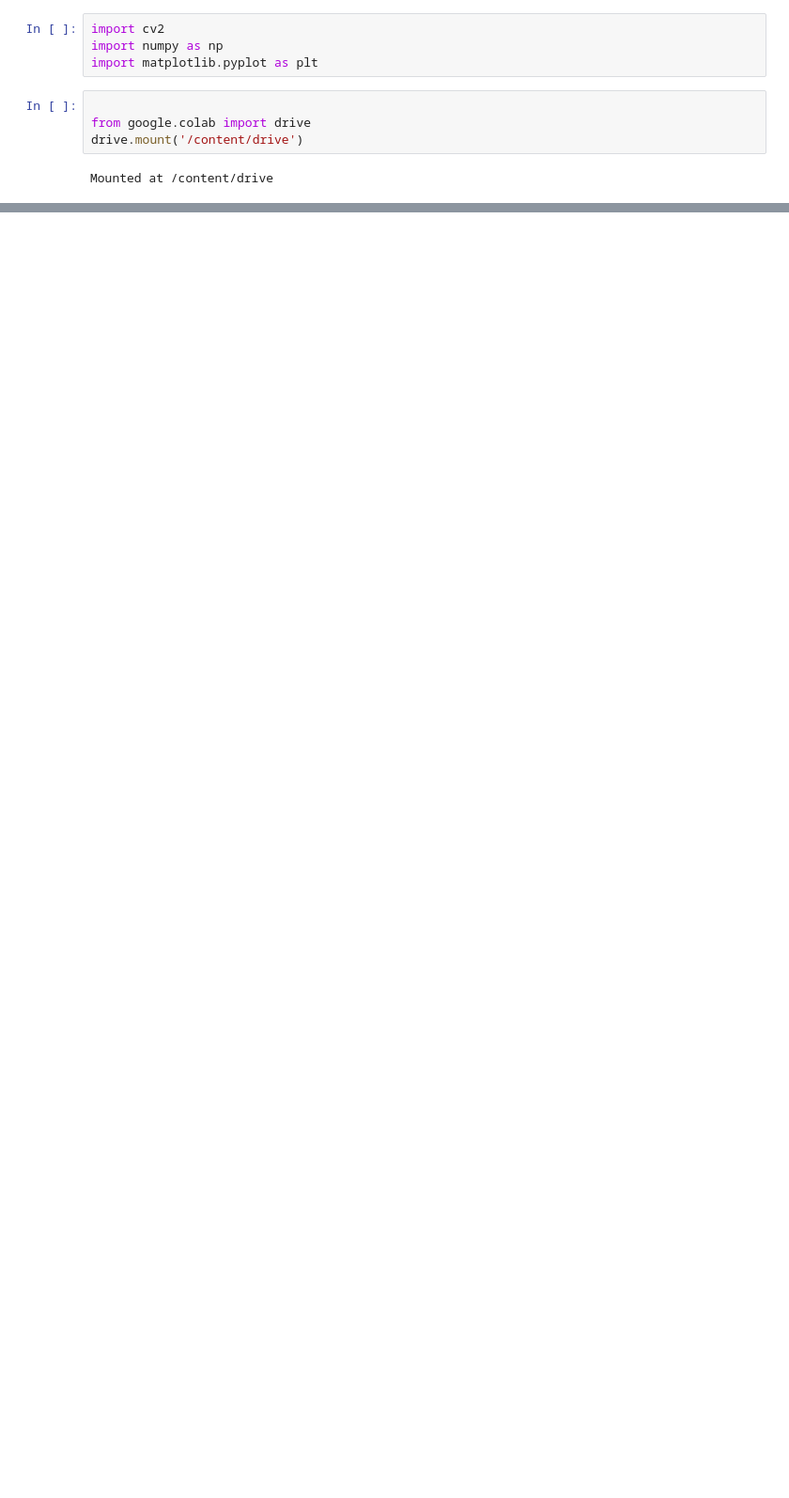
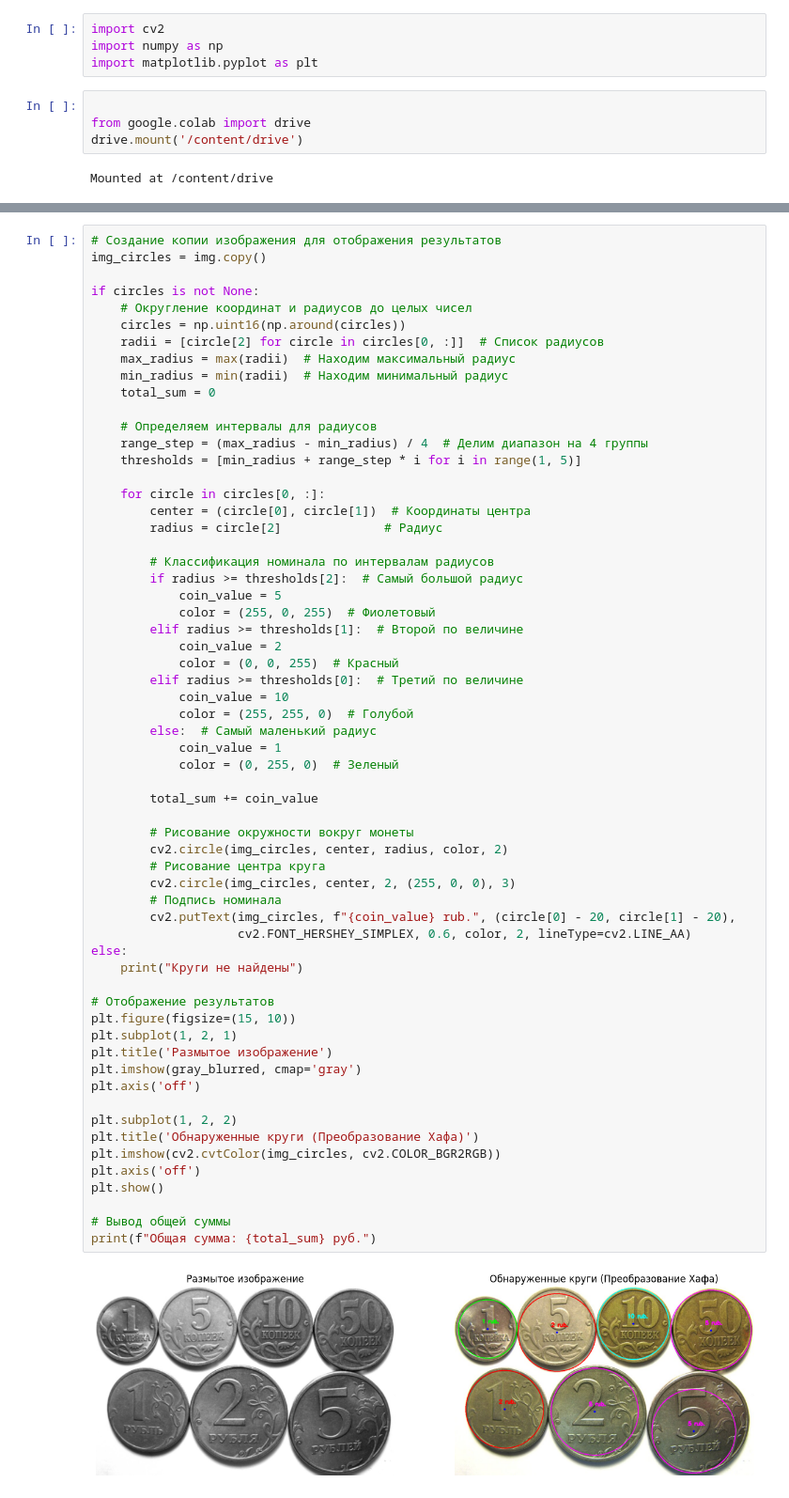
Before and after one commit to vadim13213/image_processing, a Jupyter notebook: Проектная работа №4: Классификация объектов на изображении/Проектная_работа_№4_Классификация_объектов_на_изображении.ipynb, the cells around one changed output, grey strips where cells are left out. Shown at 94% size. Saved outputs shown, nothing was run; the diff lists cells and outputs as text; blank space fills up the shorter version.

```diff
--- a/Проектная работа №4: Классификация объектов на изображении/Проектная_работа_№4_Классификация_объектов_на_изображении.ipynb
+++ b/Проектная работа №4: Классификация объектов на изображении/Проектная_работа_№4_Классификация_объектов_на_изображении.ipynb
@@ -178,0 +244,63 @@ plt.show()
+# %%
+# Создание копии изображения для отображения результатов
+img_circles = img.copy()
+
+if circles is not None:
+    # Округление координат и радиусов до целых чисел
+    circles = np.uint16(np.around(circles))
+    radii = [circle[2] for circle in circles[0, :]]  # Список радиусов
+    max_radius = max(radii)  # Находим максимальный радиус
+    min_radius = min(radii)  # Находим минимальный радиус
+    total_sum = 0
+
+    # Определяем интервалы для радиусов
+    range_step = (max_radius - min_radius) / 4  # Делим диапазон на 4 группы
+    thresholds = [min_radius + range_step * i for i in range(1, 5)]
+
+    for circle in circles[0, :]:
+        center = (circle[0], circle[1])  # Координаты центра
+        radius = circle[2]              # Радиус
+
+        # Классификация номинала по интервалам радиусов
+        if radius >= thresholds[2]:  # Самый большой радиус
+            coin_value = 5
+            color = (255, 0, 255)  # Фиолетовый
+        elif radius >= thresholds[1]:  # Второй по величине
+            coin_value = 2
+            color = (0, 0, 255)  # Красный
+        elif radius >= thresholds[0]:  # Третий по величине
+            coin_value = 10
+            color = (255, 255, 0)  # Голубой
+        else:  # Самый маленький радиус
+            coin_value = 1
+            color = (0, 255, 0)  # Зеленый
+
+        total_sum += coin_value
+
+        # Рисование окружности вокруг монеты
+        cv2.circle(img_circles, center, radius, color, 2)
+        # Рисование центра круга
+        cv2.circle(img_circles, center, 2, (255, 0, 0), 3)
+        # Подпись номинала
+        cv2.putText(img_circles, f"{coin_value} rub.", (circle[0] - 20, circle[1] - 20),
+                    cv2.FONT_HERSHEY_SIMPLEX, 0.6, color, 2, lineType=cv2.LINE_AA)
+else:
+    print("Круги не найдены")
+
+# Отображение результатов
+plt.figure(figsize=(15, 10))
+plt.subplot(1, 2, 1)
+plt.title('Размытое изображение')
+plt.imshow(gray_blurred, cmap='gray')
+plt.axis('off')
+
+plt.subplot(1, 2, 2)
+plt.title('Обнаруженные круги (Преобразование Хафа)')
+plt.imshow(cv2.cvtColor(img_circles, cv2.COLOR_BGR2RGB))
+plt.axis('off')
+plt.show()
+
+# Вывод общей суммы
+print(f"Общая сумма: {total_sum} руб.")
+# %% [output]
+[figure, added]
```
Also changed, not shown: parts of 8 cells of this notebook.
